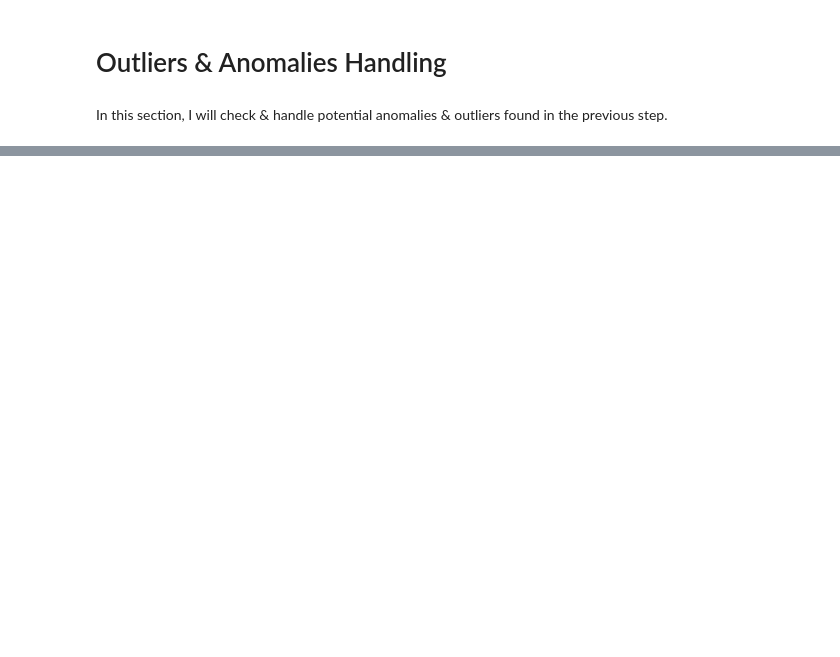
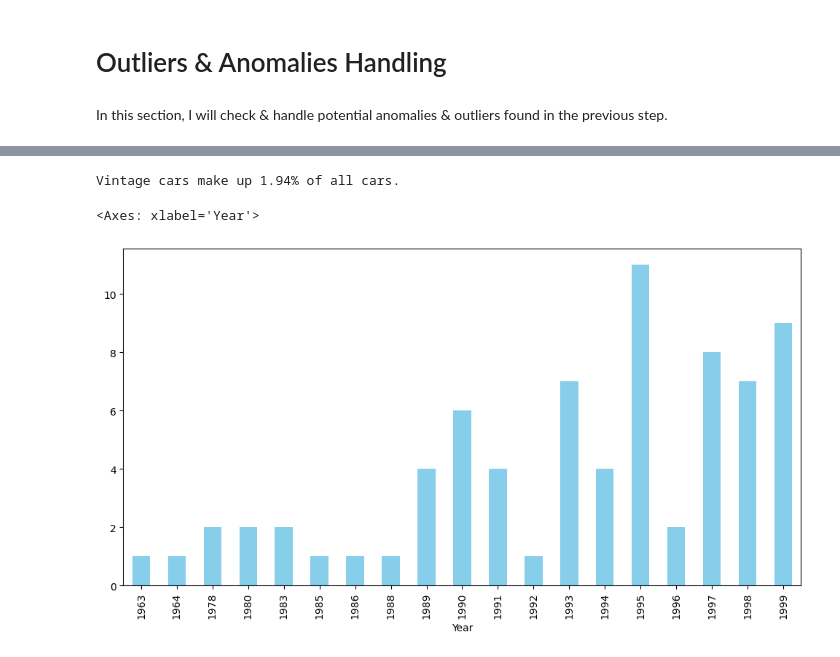
Before and after one commit to RioPramana21/Ctrl-Price-Taking-Control-of-Used-Car-Valuations-with-ML, a Jupyter notebook: code_files/outliers_and_anomalies_handling.ipynb, the cells around one changed output, grey strips where cells are left out. Drawn from its saved outputs; the diff is of its cells as text; code cells hidden in the pictures; blank space fills up the shorter version.

```diff
--- a/code_files/outliers_and_anomalies_handling.ipynb
+++ b/code_files/outliers_and_anomalies_handling.ipynb
@@ -16,0 +154,3 @@ df_filtered.head()
+# %%
+vintage_cars = df_filtered[df_filtered['Year'] < 2000]
+vintage_cars
@@ -16,0 +171,10 @@ df_filtered.head()
+# %%
+vintage_percentage = len(vintage_cars) / len(df_filtered) * 100
+print(f"Vintage cars make up {vintage_percentage:.2f}% of all cars.")
+# %% [output]
+Vintage cars make up 1.94% of all cars.
+# %%
+vintage_cars['Year'].value_counts().sort_index().plot(kind='bar', figsize=(12, 6), color='skyblue')
+# %% [output]
+<Axes: xlabel='Year'>
+[figure, added]
```
Also changed, not shown: parts of 37 cells of this notebook.
